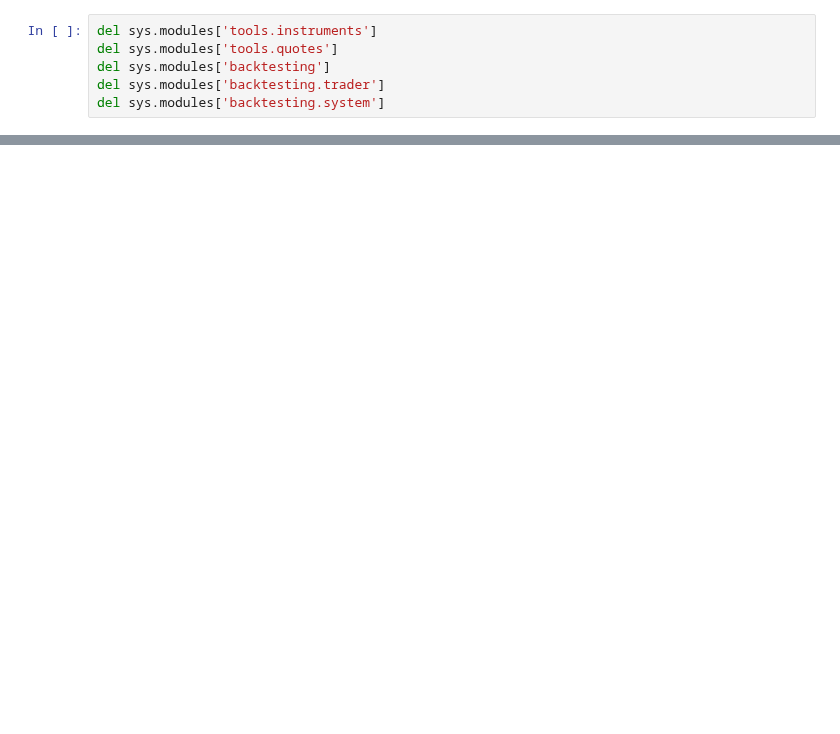
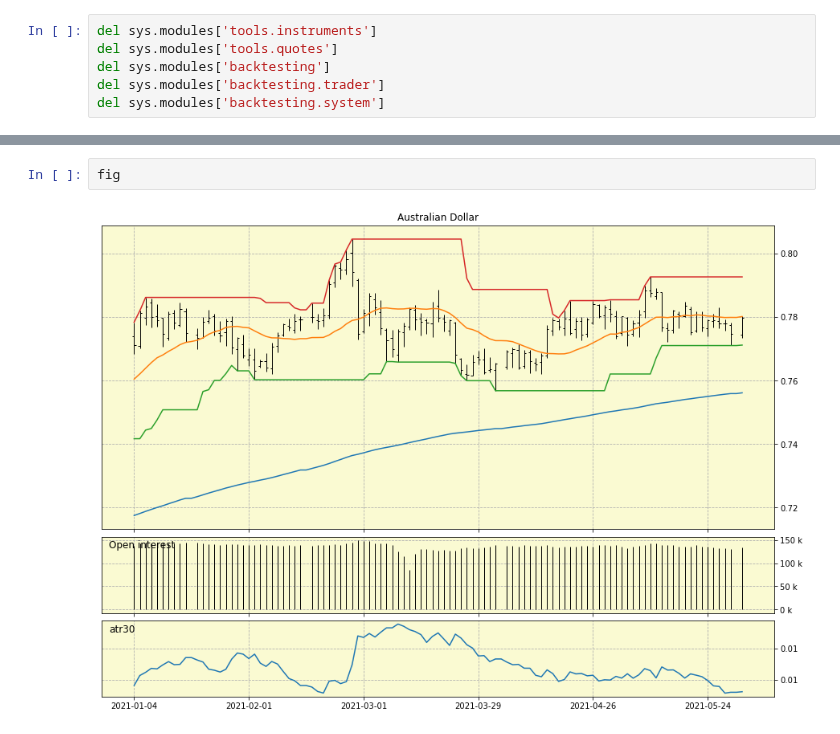
Before and after one commit to zipu/Trading, a Jupyter notebook: test.ipynb, the cells around one changed output, grey strips where cells are left out. Saved outputs shown, nothing was run; the diff lists cells and outputs as text; blank space fills up the shorter version.

```diff
--- a/test.ipynb
+++ b/test.ipynb
@@ -133,0 +72,4 @@ txt = re.sub("(?<![A-Za-z0-9\s])(ma20)(?![A-Za-z0-9\s])", 'dd', txt)
+# %%
+fig
+# %% [output]
+[figure, added]
```
Also changed, not shown: parts of 155 cells of this notebook, 6 other files.
